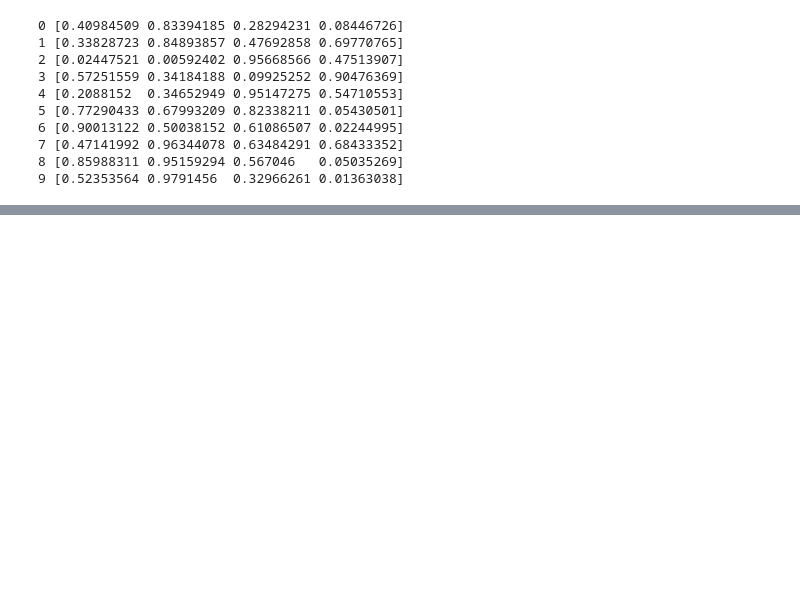
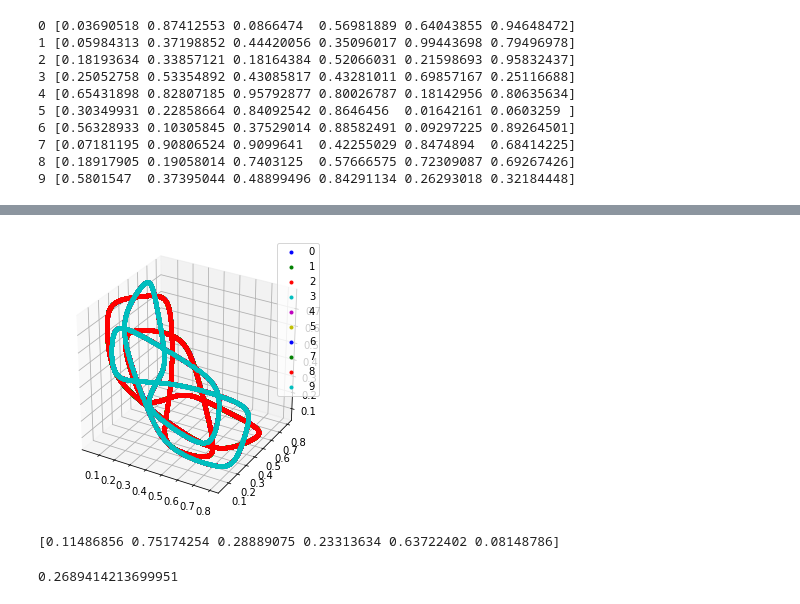
Before and after one commit to Asagodi/ATDS, a Jupyter notebook: WC/wcnetcon_N.ipynb, the cells around one changed output, grey strips where cells are left out. Saved outputs shown, nothing was run; the diff lists cells and outputs as text; code cells hidden in the pictures; blank space fills up the shorter version.

```diff
--- a/WC/wcnetcon_N.ipynb
+++ b/WC/wcnetcon_N.ipynb
@@ -132,21 +141,21 @@ print(len(grid))
 # %%
-time=500
-datas = np.zeros((len(grid), 2*time*10+1, N))
-data_length_list = []
-for j, gc in enumerate(grid):
-    inits = gc
-    inits_dict={}
-    for i,init in enumerate(inits[:N]):
-        inits_dict['x'+str(i+1)]=init
-    npa, vn = xpprun('wc_p.ode',inits=inits_dict, parameters={'total':time}, clean_after=True)
-    datas[j, :, :] = npa[:,1:].copy()
-    data_length_list.append(npa[:,1:].shape[0])
+# time=500
+# datas = np.zeros((len(grid), 2*time*10+1, N))
+# data_length_list = []
+# for j, gc in enumerate(grid):
+#     inits = gc
+#     inits_dict={}
+#     for i,init in enumerate(inits[:N]):
+#         inits_dict['x'+str(i+1)]=init
+#     npa, vn = xpprun('wc_p.ode',inits=inits_dict, parameters={'total':time}, clean_after=True)
+#     datas[j, :, :] = npa[:,1:].copy()
+#     data_length_list.append(npa[:,1:].shape[0])
 # %%
-colors = ['b', 'g', 'r', 'c', 'm', 'y']
-shift=1900
-fig = plt.figure(figsize=(5,5))
-ax = fig.add_subplot(111, projection='3d')
-for j in range(len(grid)):
-    ax.plot(datas[j,shift:,0], datas[j,shift:,1], datas[j,shift:,2], '.', c=colors[j%M], label=j)
-# plt.legend()
-plt.show()
+# colors = ['b', 'g', 'r', 'c', 'm', 'y']
+# shift=1900
+# fig = plt.figure(figsize=(5,5))
+# ax = fig.add_subplot(111, projection='3d')
+# for j in range(len(grid)):
+#     ax.plot(datas[j,shift:,0], datas[j,shift:,1], datas[j,shift:,2], '.', c=colors[j%M], label=j)
+# # plt.legend()
+# plt.show()
@@ -156,5 +162,5 @@ plt.show()
 # %%
-time=5000
+time=500
 P = 10
 datas = np.zeros((P, 2*time*10+1, N))
 data_length_list = []
@@ -168,23 +174,23 @@ for j in range(P):
     datas[j, :, :] = npa[:,1:].copy()
     data_length_list.append(npa[:,1:].shape[0])
 # %% [output]
-0 [0.40984509 0.83394185 0.28294231 0.08446726]
-1 [0.33828723 0.84893857 0.47692858 0.69770765]
-2 [0.02447521 0.00592402 0.95668566 0.47513907]
-3 [0.57251559 0.34184188 0.09925252 0.90476369]
-4 [0.2088152  0.34652949 0.95147275 0.54710553]
-5 [0.77290433 0.67993209 0.82338211 0.05430501]
-6 [0.90013122 0.50038152 0.61086507 0.02244995]
-7 [0.47141992 0.96344078 0.63484291 0.68433352]
-8 [0.85988311 0.95159294 0.567046   0.05035269]
-9 [0.52353564 0.9791456  0.32966261 0.01363038]
+0 [0.03690518 0.87412553 0.0866474  0.56981889 0.64043855 0.94648472]
+1 [0.05984313 0.37198852 0.44420056 0.35096017 0.99443698 0.79496978]
+2 [0.18193634 0.33857121 0.18164384 0.52066031 0.21598693 0.95832437]
+3 [0.25052758 0.53354892 0.43085817 0.43281011 0.69857167 0.25116688]
+4 [0.65431898 0.82807185 0.95792877 0.80026787 0.18142956 0.80635634]
+5 [0.30349931 0.22858664 0.84092542 0.8646456  0.01642161 0.0603259 ]
+6 [0.56328933 0.10305845 0.37529014 0.88582491 0.09297225 0.89264501]
+7 [0.07181195 0.90806524 0.9099641  0.42255029 0.8474894  0.68414225]
+8 [0.18917905 0.19058014 0.7403125  0.57666575 0.72309087 0.69267426]
+9 [0.5801547  0.37395044 0.48899496 0.84291134 0.26293018 0.32184448]
 # %%
 colors = ['b', 'g', 'r', 'c', 'm', 'y']
-shift=1900
+shift=int(time*10.)
 fig = plt.figure(figsize=(5,5))
 ax = fig.add_subplot(111, projection='3d')
 for j in range(P):
-    ax.plot(datas[j,shift:,0], datas[j,shift:,1], datas[j,shift:,2], '.', c=colors[j%M], label=j)
+    ax.plot(datas[j,shift:,0], datas[j,shift:,1], datas[j,shift:,2], '.', c=colors[j%6], label=j)
 plt.legend()
 plt.show()
 # %% [output]
@@ -192,0 +197,7 @@ plt.show()
+[figure, added]
+# %%
+print(npa[-1,1:])
+1/(1+exp(1))
+# %% [output]
+[0.11486856 0.75174254 0.28889075 0.23313634 0.63722402 0.08148786]
+0.2689414213699951
```
Also changed, not shown: parts of 23 cells of this notebook.
